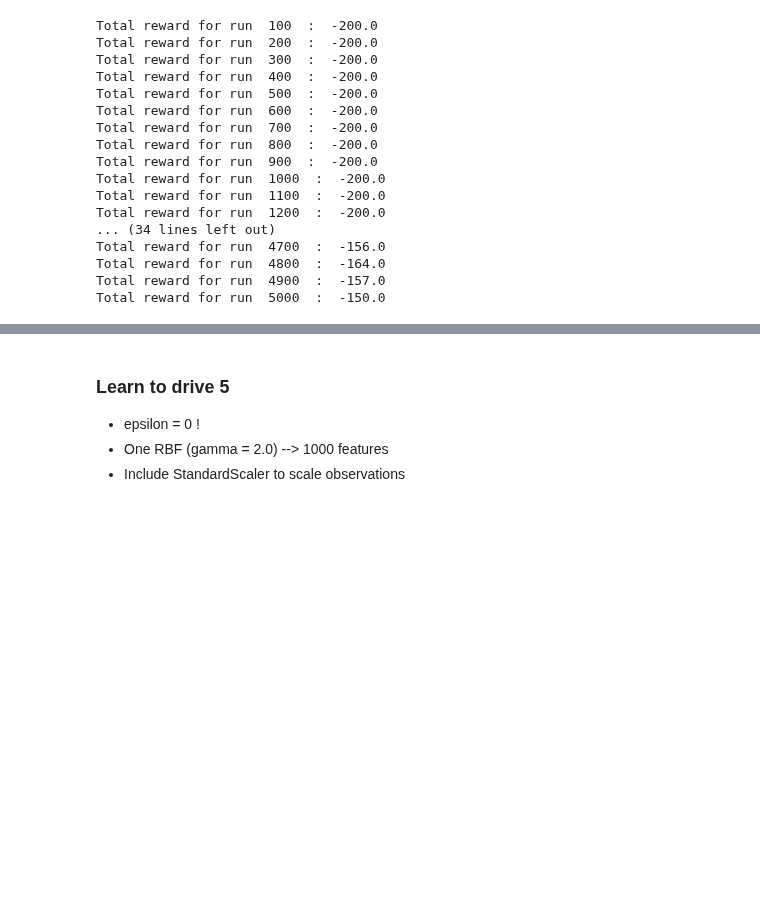
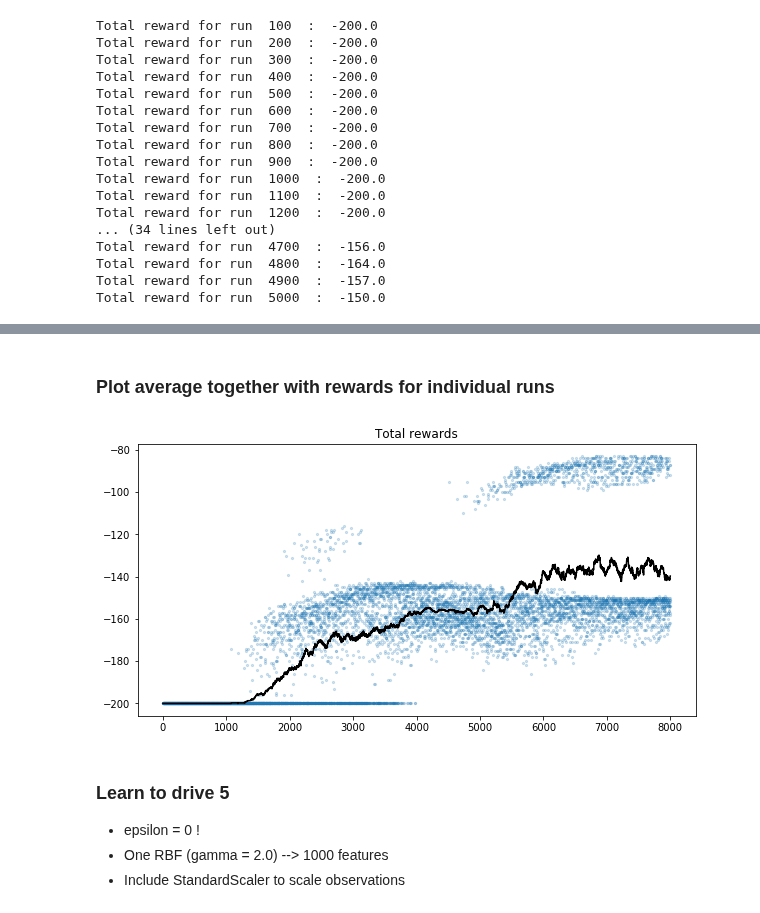
Before and after one commit to NLeSC/reinforcement-learning-course, a Jupyter notebook: exercises/florian/moutain_car/RF_moutain_car_01_RBF.ipynb, the cells around one changed output, grey strips where cells are left out. Saved outputs shown, nothing was run; the diff lists cells and outputs as text; code cells hidden in the pictures; blank space fills up the shorter version.

Commit message:
Add longer run and more detailed plot of rewards.

```diff
--- a/exercises/florian/moutain_car/RF_moutain_car_01_RBF.ipynb
+++ b/exercises/florian/moutain_car/RF_moutain_car_01_RBF.ipynb
@@ -401,3 +400,13 @@ plt.show()
+# %% [markdown]
+### Plot average together with rewards for individual runs
+# %%
+fig = plt.figure(figsize=(10, 5))
+plt.scatter(np.arange(0,8000), rewards, alpha=0.2, s = 5)
+plt.plot(avg_reward, color='black')
+plt.title("Total rewards")
+plt.show()
+# %% [output]
+[figure, added]
 # %% [markdown]
 ### Learn to drive 5
 + epsilon = 0 !
```
Also changed, not shown: parts of 2 cells of this notebook.
